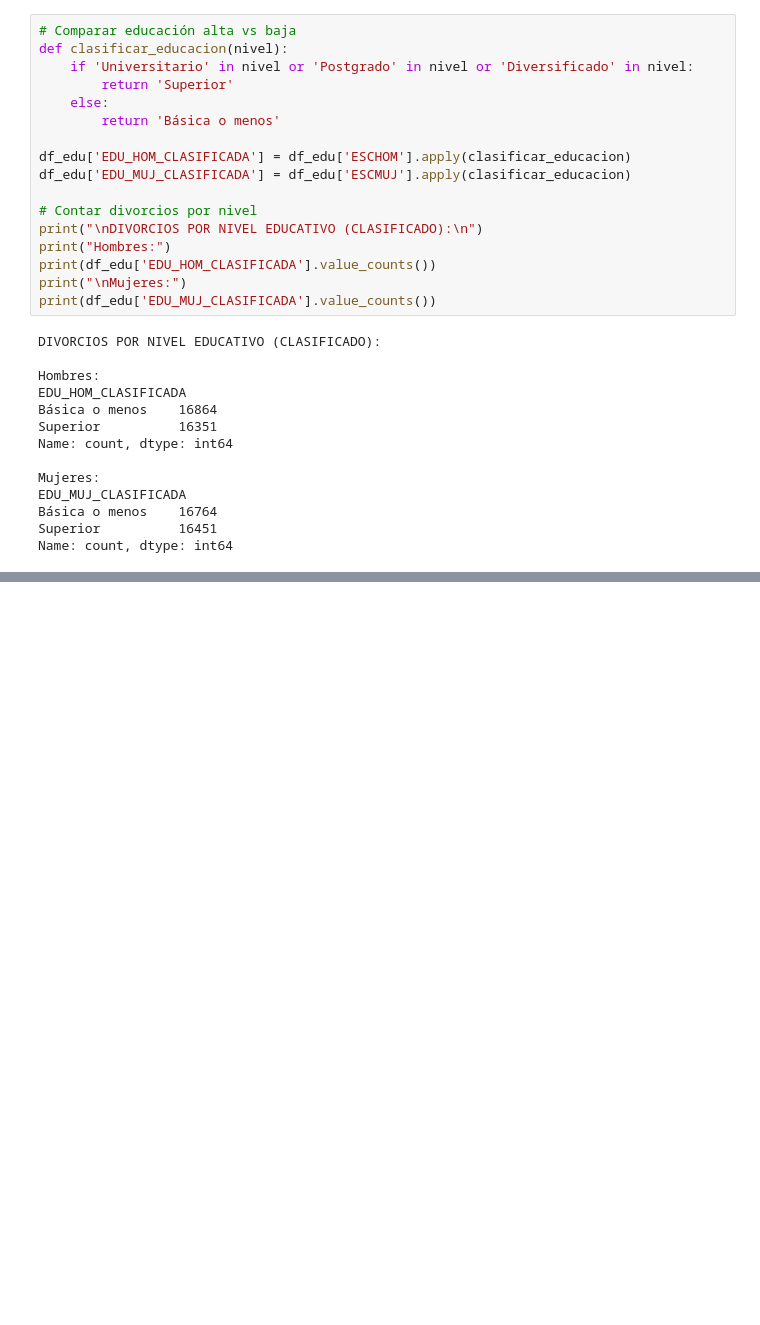
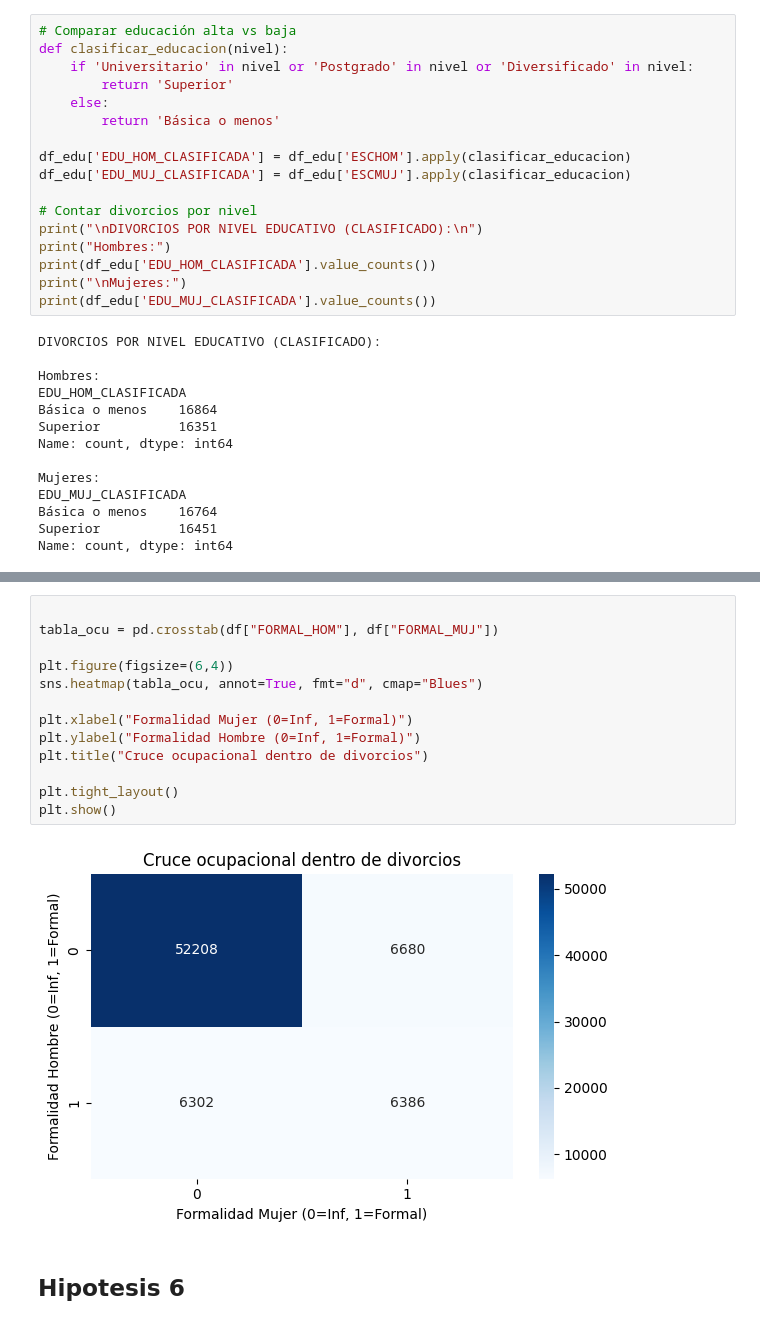
Before and after one commit to AleWWH1104/Proyecto1_md, a Jupyter notebook: src/EDA.ipynb, the cells around one changed output, grey strips where cells are left out. Cells and saved outputs as stored; diff of their text form; blank space fills up the shorter version.

```diff
--- a/src/EDA.ipynb
+++ b/src/EDA.ipynb
@@ -368,0 +436,17 @@ Name: count, dtype: int64
+# %%
+
+tabla_ocu = pd.crosstab(df["FORMAL_HOM"], df["FORMAL_MUJ"])
+
+plt.figure(figsize=(6,4))
+sns.heatmap(tabla_ocu, annot=True, fmt="d", cmap="Blues")
+
+plt.xlabel("Formalidad Mujer (0=Inf, 1=Formal)")
+plt.ylabel("Formalidad Hombre (0=Inf, 1=Formal)")
+plt.title("Cruce ocupacional dentro de divorcios")
+
+plt.tight_layout()
+plt.show()
+# %% [output]
+[figure, added]
+# %% [markdown]
+## Hipotesis 6
```
Also changed, not shown: parts of 7 cells of this notebook, 1 other file.
